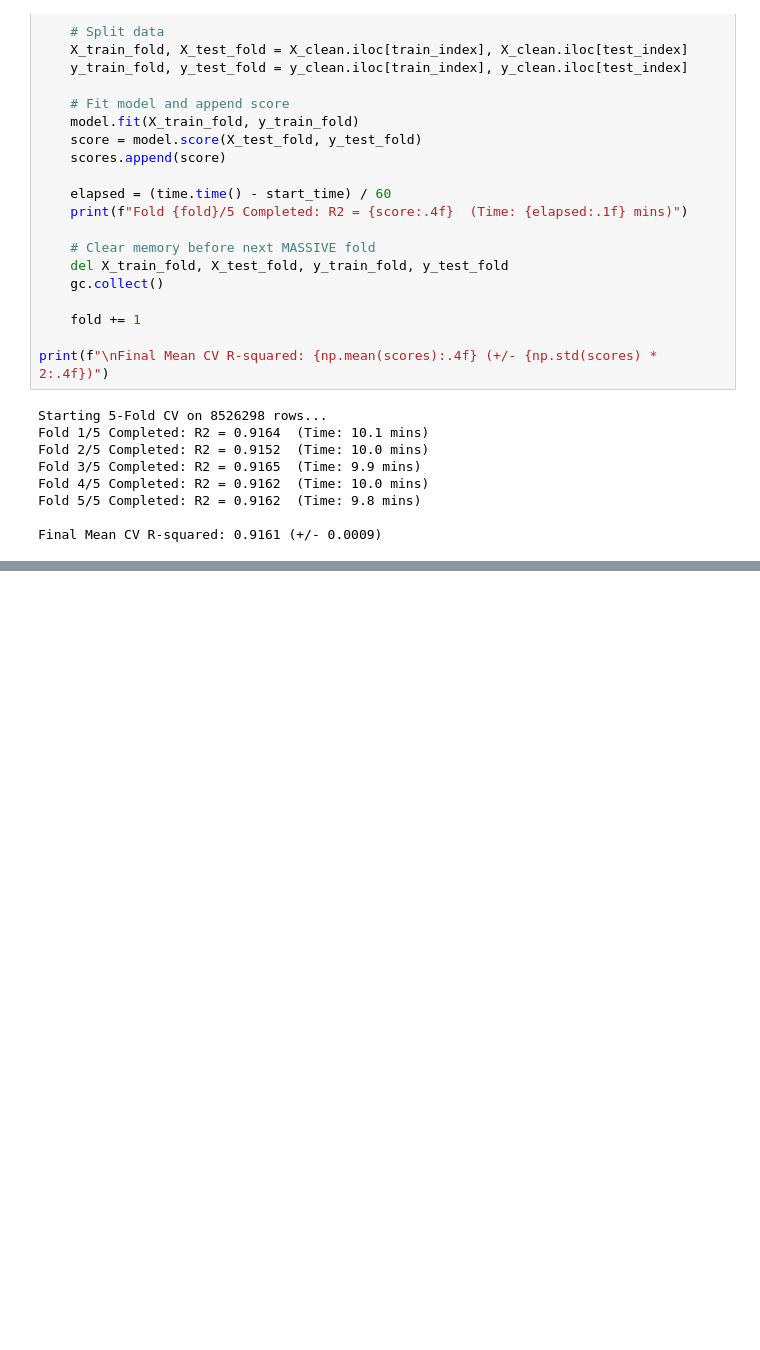
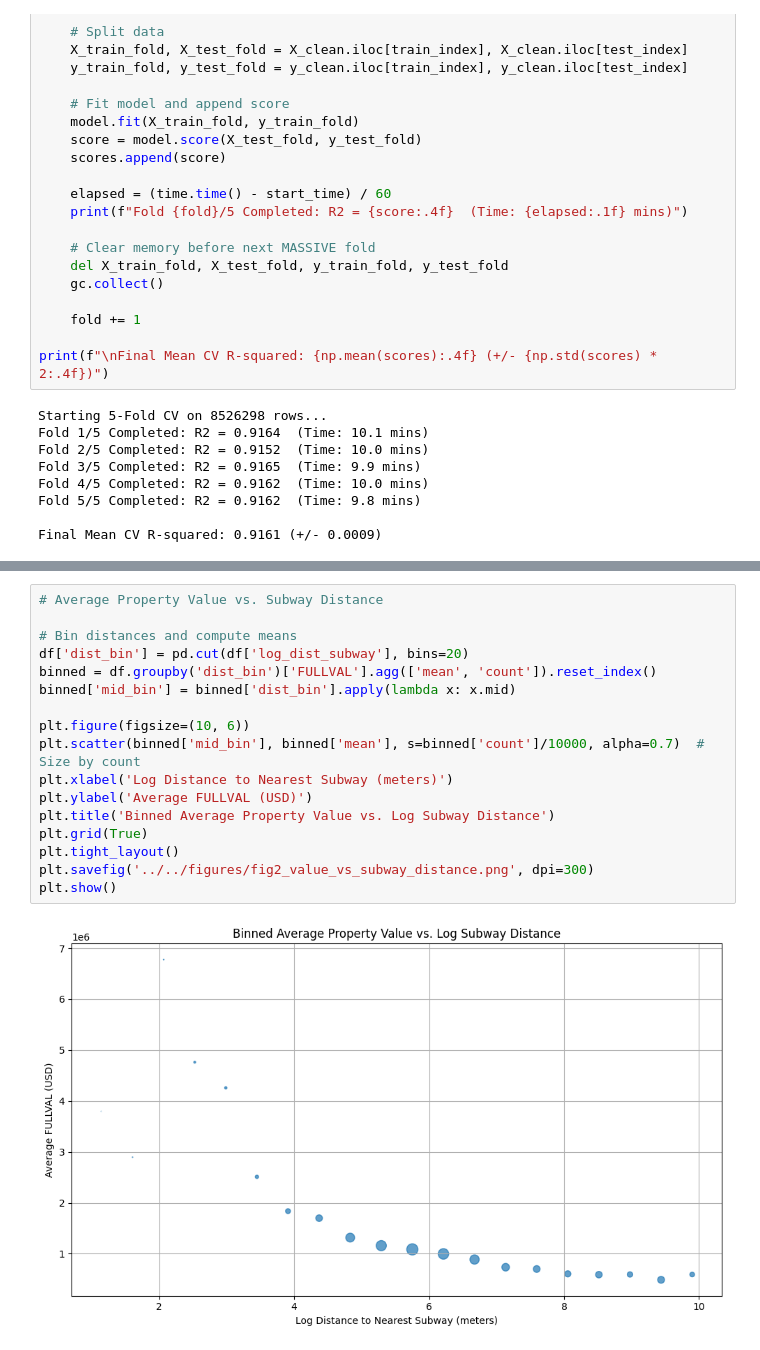
Before and after one commit to z-ferg/UrbanComputing_Final, a Jupyter notebook: src/analysis/evaluate.ipynb, the cells around one changed output, grey strips where cells are left out. Saved outputs shown, nothing was run; the diff lists cells and outputs as text; blank space fills up the shorter version.

```diff
--- a/src/analysis/evaluate.ipynb
+++ b/src/analysis/evaluate.ipynb
@@ -226,0 +293,19 @@ plt.show()
+# %%
+# Average Property Value vs. Subway Distance
+
+# Bin distances and compute means
+df['dist_bin'] = pd.cut(df['log_dist_subway'], bins=20)
+binned = df.groupby('dist_bin')['FULLVAL'].agg(['mean', 'count']).reset_index()
+binned['mid_bin'] = binned['dist_bin'].apply(lambda x: x.mid)
+
+plt.figure(figsize=(10, 6))
+plt.scatter(binned['mid_bin'], binned['mean'], s=binned['count']/10000, alpha=0.7)  # Size by count
+plt.xlabel('Log Distance to Nearest Subway (meters)')
+plt.ylabel('Average FULLVAL (USD)')
+plt.title('Binned Average Property Value vs. Log Subway Distance')
+plt.grid(True)
+plt.tight_layout()
+plt.savefig('../../figures/fig2_value_vs_subway_distance.png', dpi=300)
+plt.show()
+# %% [output]
+[figure, added]
```
Also changed, not shown: parts of 4 cells of this notebook, 7 other files.
